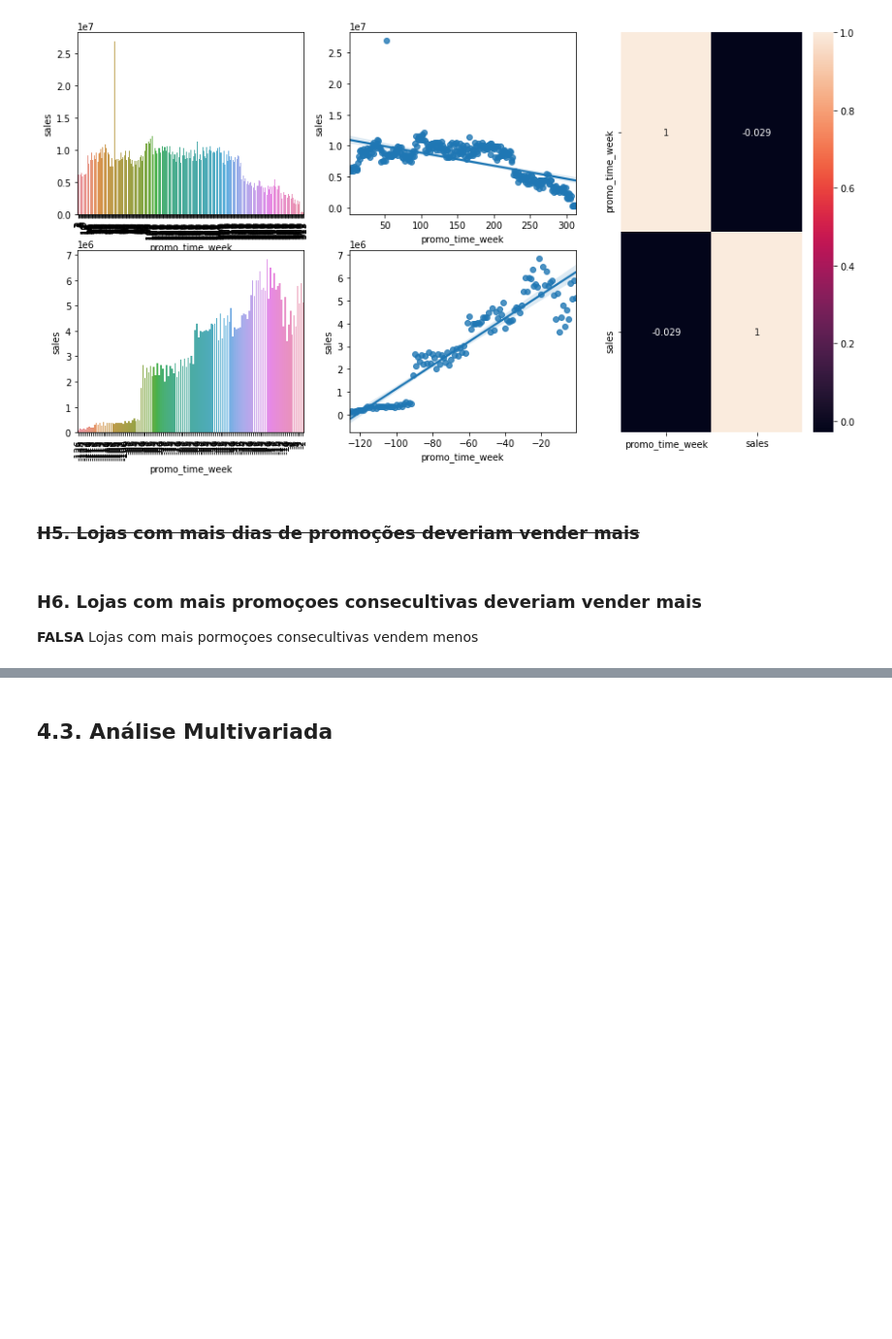
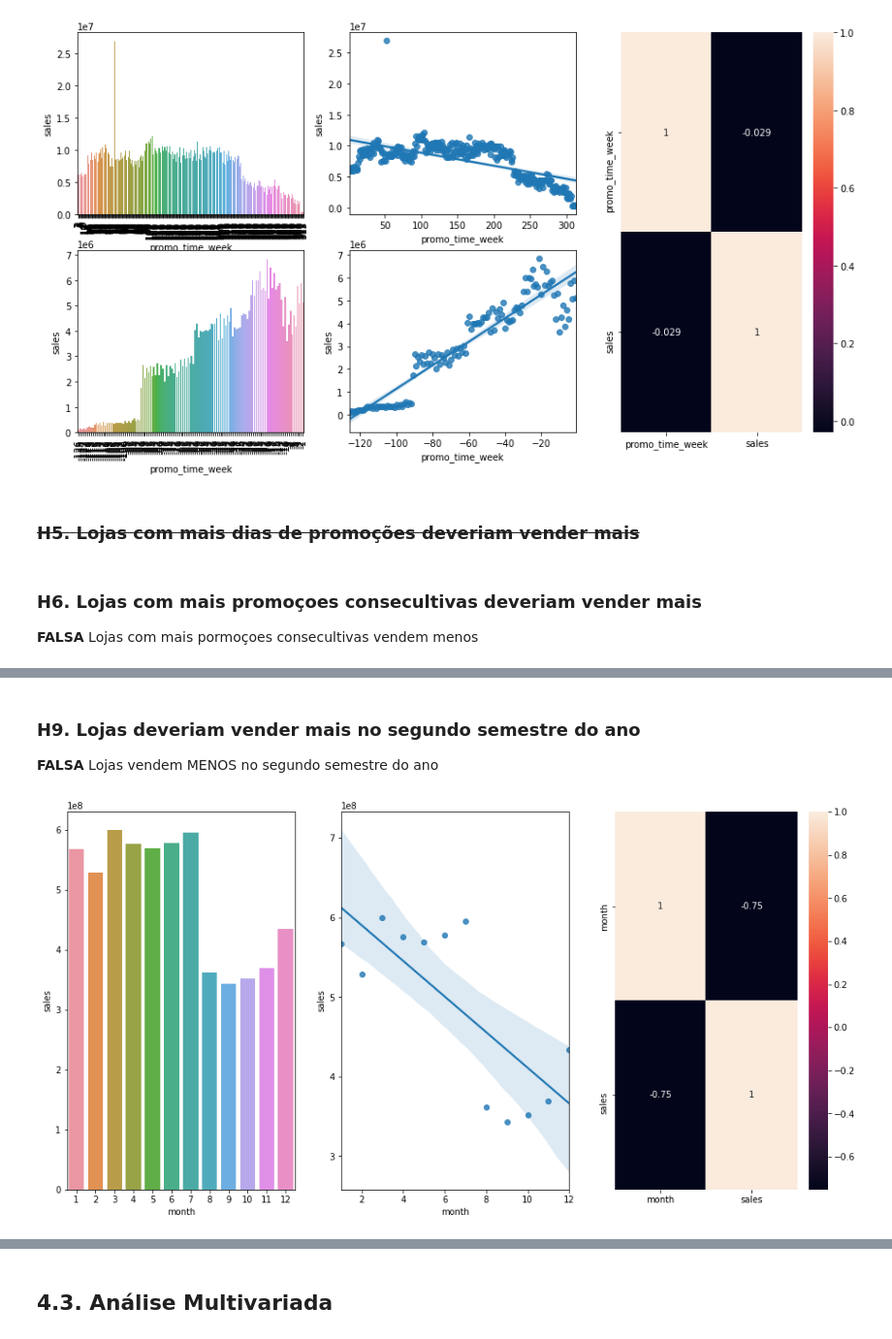
Before and after one commit to artavale/Rossman-Forcast-Sales, a Jupyter notebook: m04_v01_store_sales_predict.ipynb, the cells around one changed output, grey strips where cells are left out. Shown at 97% size. Cells and saved outputs as stored; diff of their text form; code cells hidden in the pictures; blank space fills up the shorter version.

```diff
--- a/m04_v01_store_sales_predict.ipynb
+++ b/m04_v01_store_sales_predict.ipynb
@@ -679,0 +713,18 @@ ax.legend ( labels=['Tradicional & Extendida', 'Extendida']);
+# %% [markdown]
+### **H9.** Lojas deveriam vender mais no segundo semestre do ano
+**FALSA** Lojas vendem MENOS no segundo semestre do ano
+# %%
+aux1 = df4[['month','sales']].groupby( 'month' ).sum().reset_index()
+
+plt.figure(figsize=(16, 8))
+
+plt.subplot( 1, 3, 1)
+sns.barplot( x='month', y='sales', data=aux1);
+
+plt.subplot( 1, 3, 2)
+sns.regplot( x='month', y='sales', data=aux1);
+
+plt.subplot( 1, 3, 3)
+sns.heatmap( aux1.corr( method='pearson') , annot=True);
+# %% [output]
+[figure, added]
```
Also changed, not shown: parts of 14 cells of this notebook.
